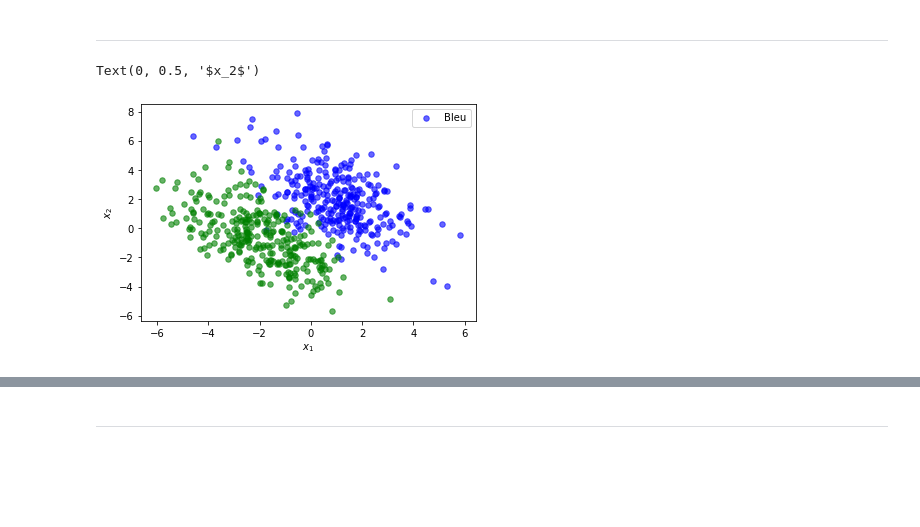
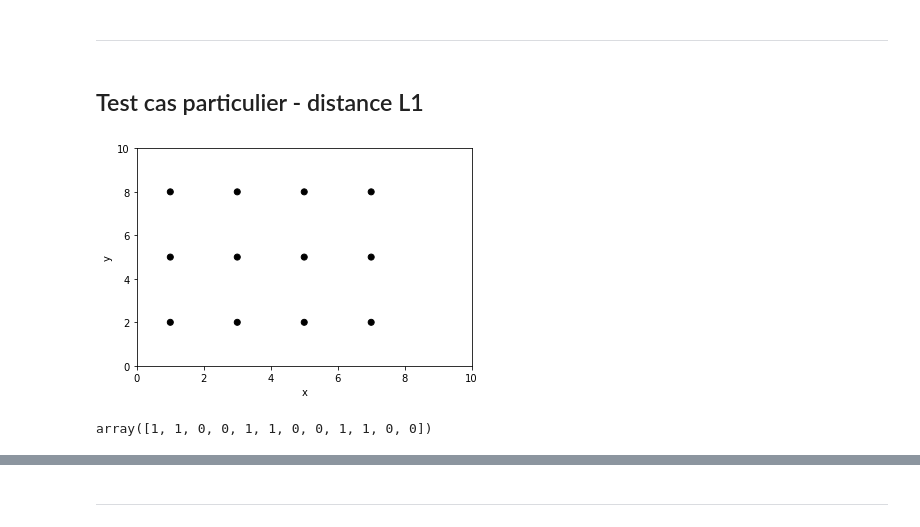
Before and after one commit to gaguillaume/project_clustering_Netflix, a Jupyter notebook: K-means_test.ipynb, the cells around one changed output, grey strips where cells are left out. Saved outputs shown, nothing was run; the diff lists cells and outputs as text; code cells hidden in the pictures; blank space fills up the shorter version.

Commit message:
Modifications KMeans

```diff
--- a/K-means_test.ipynb
+++ b/K-means_test.ipynb
@@ -277,14 +286,45 @@ c2rvs = c2.rvs(size=300)
-# %%
-x1_1 = c1rvs[:, 0]  #x1 dans la classe 1
-x2_1 = c1rvs[:, 1]  #x2 dans la classe 1
-x1_2 = c2rvs[:, 0]  #x1 dans la classe 2
-x2_2 = c2rvs[:, 1]  #x2 dans la classe 2
-#
-plt.scatter(x1_1, x2_1, marker='o', s=30, color='blue', alpha=0.6, label='Bleu')
-plt.scatter(x1_2, x2_2, s=30, color='green', alpha=0.6)
-plt.legend()
-plt.xlabel("$x_1$")
-plt.ylabel("$x_2$")
-# %% [output]
-Text(0, 0.5, '$x_2$')
-[figure, removed]
+# %% [markdown]
+## Test cas particulier - distance L1
+# %%
+p1 = Point([1, 2])
+p2 = Point([3, 2])
+p3 = Point([5, 2])
+p4 = Point([7, 2])
+
+p5 = Point([1, 5])
+p6 = Point([3, 5])
+p7 = Point([5, 5])
+p8 = Point([7, 5])
+
+p9 = Point([1, 8])
+p10 = Point([3, 8])
+p11 = Point([5, 8])
+p12 = Point([7, 8])
+
+
+L = [p1, p2, p3, p4, p5, p6, p7, p8, p9, p10, p11, p12]
+
+X = [p.x for p in L]
+Y = [p.y for p in L]
+colors = [p.color for p in L]
+df = pd.DataFrame({'X':X, 'Y':Y, 'colors':colors})
+
+df_X = df.loc[:,['X','Y']]
+
+df;
+# %%
+plt.scatter(df['X'], df['Y'], c=colors)
+
+plt.xlabel('x')
+plt.ylabel('y')
+plt.xlim(0, 10)
+plt.ylim(0, 10)
+plt.show()
+# %% [output]
+[figure, added]
+# %%
+kmeans = KMeans(n_clusters=2, n_iter=500, dist='l1')
+kmeans.fit(df_X, drawing=False)
+kmeans.labels
+# %% [output]
+array([1, 1, 0, 0, 1, 1, 0, 0, 1, 1, 0, 0])
```
Also changed, not shown: parts of 24 cells of this notebook.
